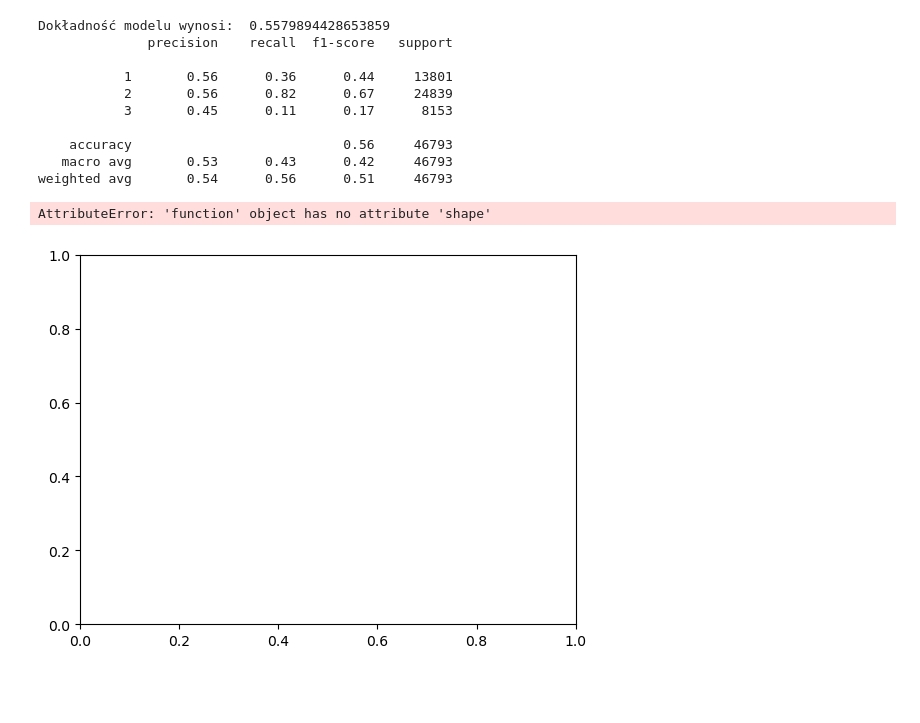
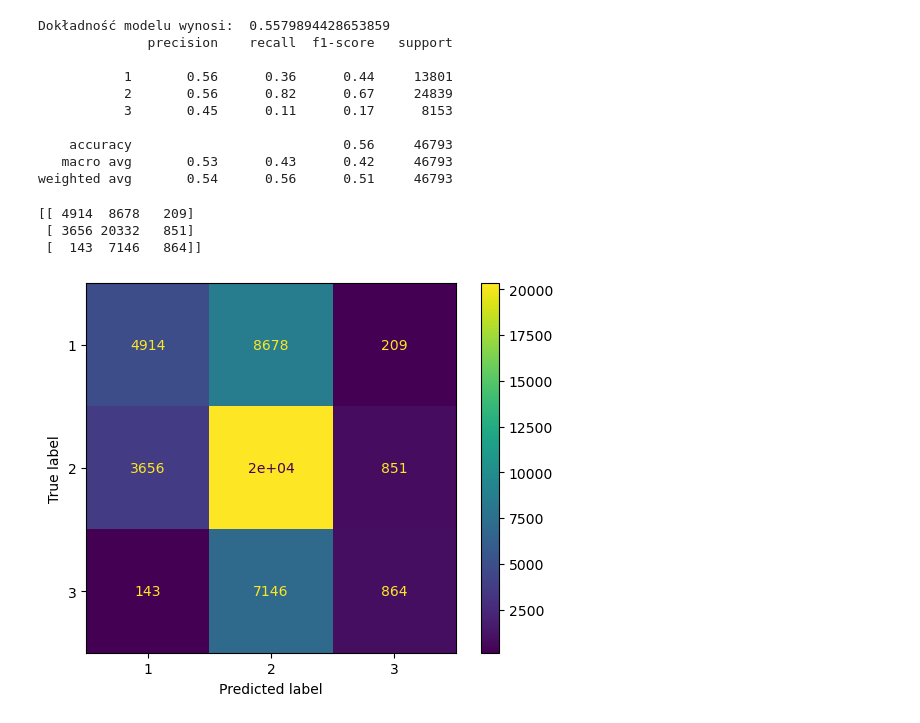
Before and after one commit to janki3l/mlbasics, a Jupyter notebook: LogReg.ipynb, the cells around one changed output. Saved outputs shown, nothing was run; the diff lists cells and outputs as text; code cells hidden in the pictures; blank space fills up the shorter version.

```diff
--- a/LogReg.ipynb
+++ b/LogReg.ipynb
@@ -87,17 +87,13 @@ Dokładność modelu wynosi:  0.5579894428653859
    macro avg       0.53      0.43      0.42     46793
 weighted avg       0.54      0.56      0.51     46793
 # %%
-from sklearn.metrics import confusion_matrix, ConfusionMatrixDisplay, classification_report
+from sklearn.metrics import confusion_matrix, ConfusionMatrixDisplay
 
-confusion_matrix(y_test, y_pred)
-ConfusionMatrixDisplay(confusion_matrix, display_labels=model.classes_).plot()
-
-# cm = confusion_matrix(y_test, y_pred)
-
-# sns.heatmap(cm, annot=True, cmap='Blues')
-# plt.xlabel('Predicted')
-# plt.ylabel('True')
-# plt.show()
+cm = confusion_matrix(y_test, y_pred)
+ConfusionMatrixDisplay(cm, display_labels=model.classes_).plot()
+print(cm)
 # %% [output]
-AttributeError: 'function' object has no attribute 'shape'
+[[ 4914  8678   209]
+ [ 3656 20332   851]
+ [  143  7146   864]]
-[figure, old version]
+[figure, new version]
```
Also changed, not shown: parts of 1 cell of this notebook.
